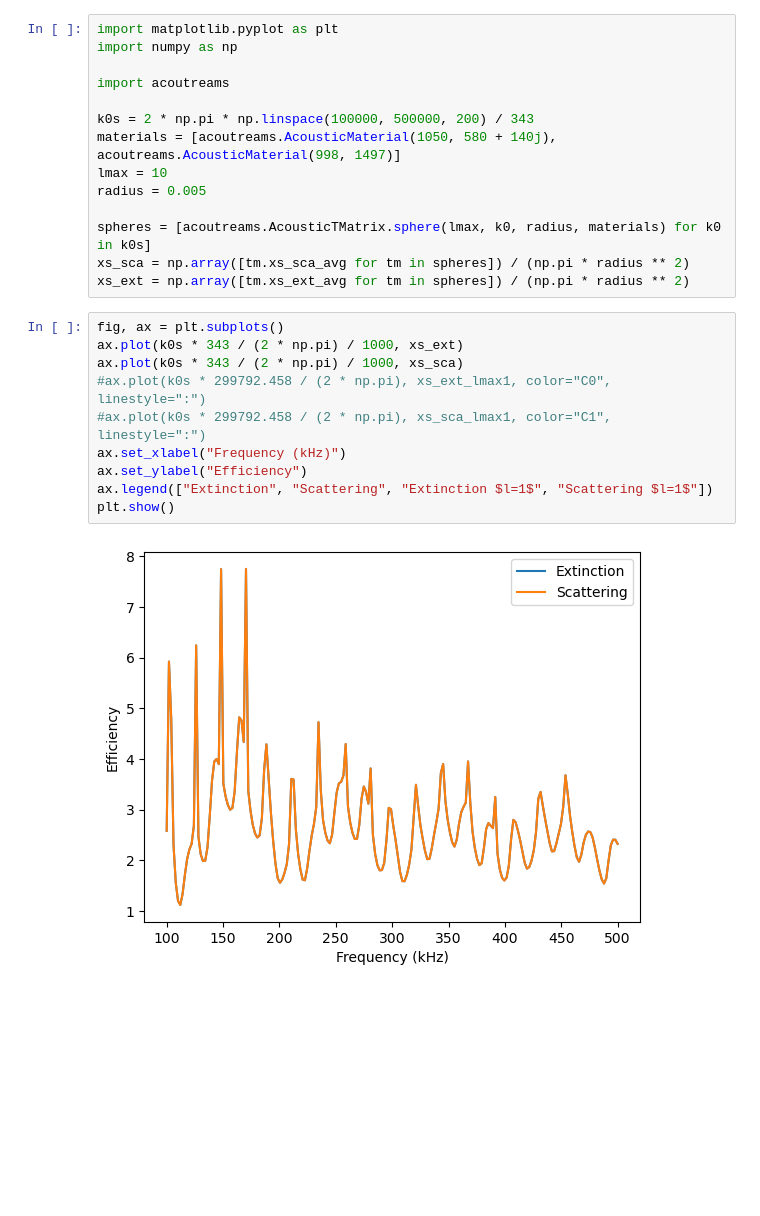
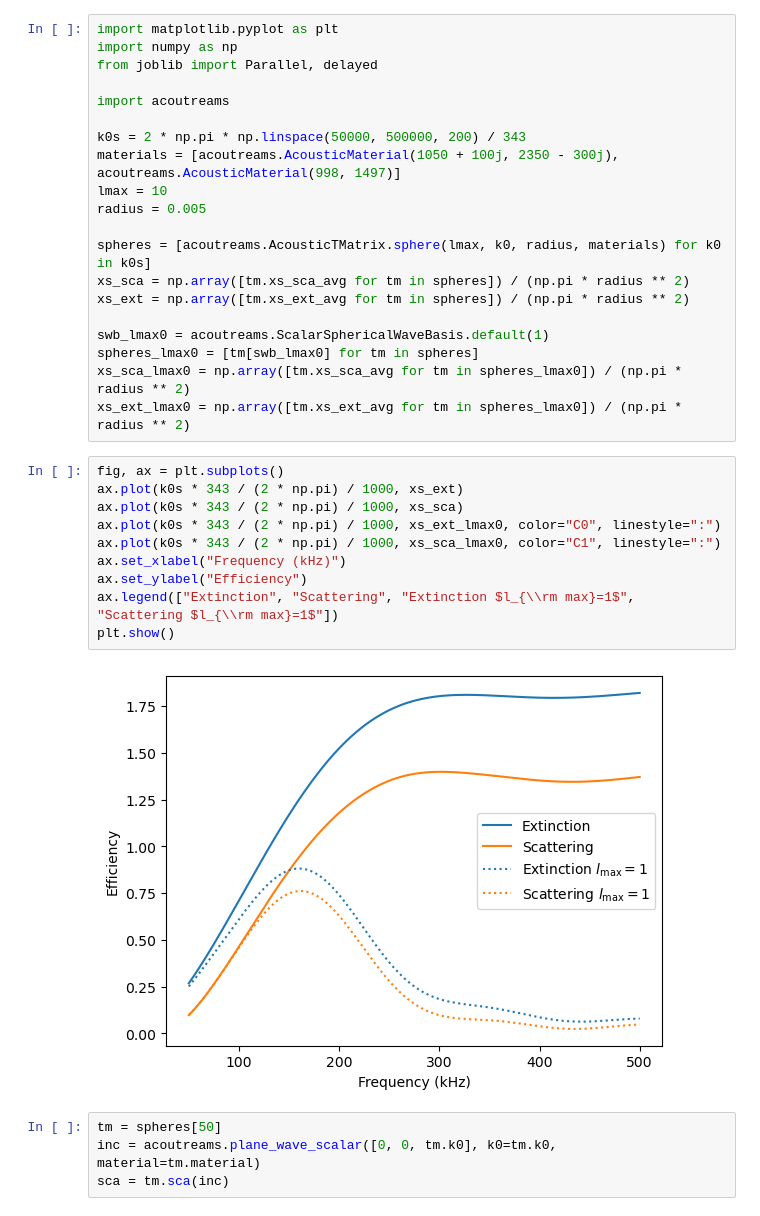
Before and after one commit to NikUstimenko/acoustotreams, a Jupyter notebook: docs/examples/sphere.ipynb, the cells around one changed output. Cells and saved outputs as stored; diff of their text form; blank space fills up the shorter version.

```diff
--- a/docs/examples/sphere.ipynb
+++ b/docs/examples/sphere.ipynb
@@ -1,26 +1,36 @@
 # %%
 import matplotlib.pyplot as plt
 import numpy as np
+from joblib import Parallel, delayed
 
 import acoutreams
 
-k0s = 2 * np.pi * np.linspace(100000, 500000, 200) / 343
-materials = [acoutreams.AcousticMaterial(1050, 580 + 140j), acoutreams.AcousticMaterial(998, 1497)]
+k0s = 2 * np.pi * np.linspace(50000, 500000, 200) / 343
+materials = [acoutreams.AcousticMaterial(1050 + 100j, 2350 - 300j), acoutreams.AcousticMaterial(998, 1497)]
 lmax = 10
 radius = 0.005
 
 spheres = [acoutreams.AcousticTMatrix.sphere(lmax, k0, radius, materials) for k0 in k0s]
 xs_sca = np.array([tm.xs_sca_avg for tm in spheres]) / (np.pi * radius ** 2)
 xs_ext = np.array([tm.xs_ext_avg for tm in spheres]) / (np.pi * radius ** 2)
+
+swb_lmax0 = acoutreams.ScalarSphericalWaveBasis.default(1)
+spheres_lmax0 = [tm[swb_lmax0] for tm in spheres]
+xs_sca_lmax0 = np.array([tm.xs_sca_avg for tm in spheres_lmax0]) / (np.pi * radius ** 2)
+xs_ext_lmax0 = np.array([tm.xs_ext_avg for tm in spheres_lmax0]) / (np.pi * radius ** 2)
 # %%
 fig, ax = plt.subplots()
 ax.plot(k0s * 343 / (2 * np.pi) / 1000, xs_ext)
 ax.plot(k0s * 343 / (2 * np.pi) / 1000, xs_sca)
-#ax.plot(k0s * 299792.458 / (2 * np.pi), xs_ext_lmax1, color="C0", linestyle=":")
-#ax.plot(k0s * 299792.458 / (2 * np.pi), xs_sca_lmax1, color="C1", linestyle=":")
+ax.plot(k0s * 343 / (2 * np.pi) / 1000, xs_ext_lmax0, color="C0", linestyle=":")
+ax.plot(k0s * 343 / (2 * np.pi) / 1000, xs_sca_lmax0, color="C1", linestyle=":")
 ax.set_xlabel("Frequency (kHz)")
 ax.set_ylabel("Efficiency")
-ax.legend(["Extinction", "Scattering", "Extinction $l=1$", "Scattering $l=1$"])
+ax.legend(["Extinction", "Scattering", "Extinction $l_{\\rm max}=1$", "Scattering $l_{\\rm max}=1$"])
 plt.show()
 # %% [output]
-[figure, old version]
+[figure, new version]
+# %%
+tm = spheres[50]
+inc = acoutreams.plane_wave_scalar([0, 0, tm.k0], k0=tm.k0, material=tm.material)
+sca = tm.sca(inc)
```
Also changed, not shown: parts of 5 cells of this notebook, 3 other files.
